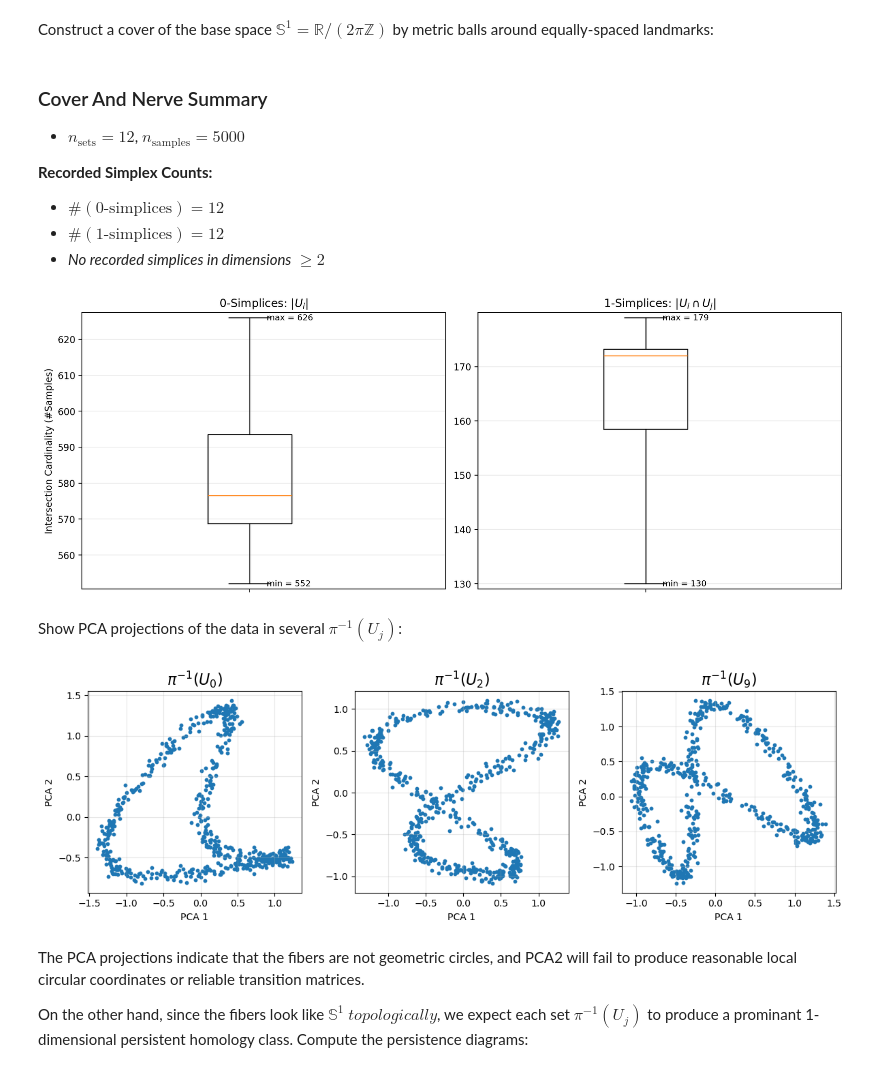
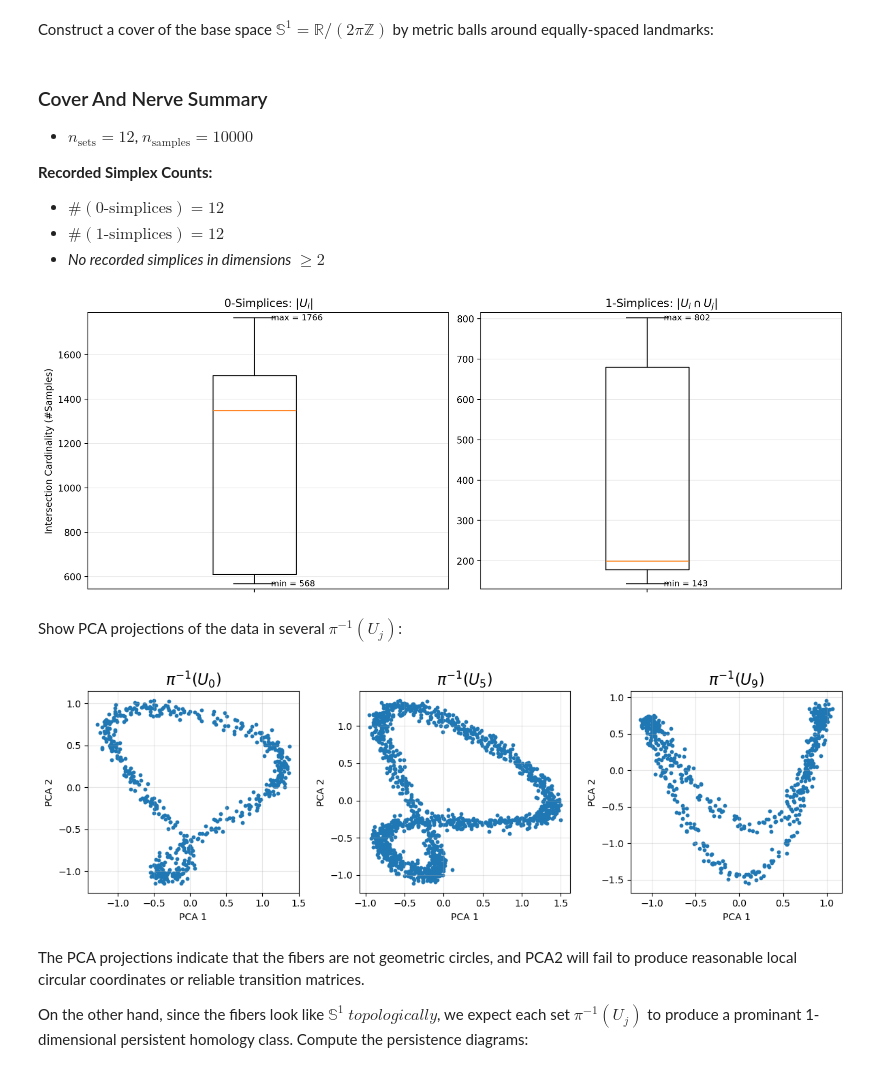
Before and after one commit to bradturow/Circle_Bundles, a Jupyter notebook: notebooks/tutorials/core/02_foldy_klein_bottle.ipynb, the cells around one changed output. Saved outputs shown, nothing was run; the diff lists cells and outputs as text; code cells hidden in the pictures.

```diff
--- a/notebooks/tutorials/core/02_foldy_klein_bottle.ipynb
+++ b/notebooks/tutorials/core/02_foldy_klein_bottle.ipynb
@@ -31,9 +34,16 @@ import circle_bundles as cb
 # %% [markdown]
 First, generate a noisy sampling of the manifold $M$:
 # %%
-n_landmarks = 5000
+from circle_bundles.synthetic.tori_and_kb import sample_foldy_klein_bottle_mixed
+n_landmarks = 10000
 sigma = 0.05
 rng = np.random.default_rng(0)
-data = cb.sample_foldy_klein_bottle(n_landmarks, noise = sigma, rng = rng)[0]
+#data = cb.sample_foldy_klein_bottle(n_landmarks, noise = sigma, rng = rng)[0]
+#base_angles = np.arctan2(data[:,1], data[:,0]) % (2* np.pi)  #Compute base projections to S1 = R/(2pi Z)
 
-base_angles = np.arctan2(data[:,1], data[:,0]) % (2* np.pi)  #Compute base projections to S1 = R/(2pi Z)
+data = sample_foldy_klein_bottle_mixed(n_landmarks, noise = sigma, rng = rng)[0]
+
+from dreimac import CircularCoords
+
+cc = CircularCoords(data, prime = 3, n_landmarks = 500)
+base_angles = cc.get_coordinates()
@@ -60,22 +86,25 @@ cover = cb.get_metric_ball_cover(
 bundle = cb.Bundle(X = data, cover = cover, show_summary = True)
 # %% [output]
 ### Cover And Nerve Summary
-- $n_\text{sets} = 12$, $n_\text{samples} = 5000$
+- $n_\text{sets} = 12$, $n_\text{samples} = 10000$
 
 **Recorded Simplex Counts:**
 
 - $\#(\text{0-simplices}) = 12$
 - $\#(\text{1-simplices}) = 12$
 - *No recorded simplices in dimensions* $\ge 2$
-[figure, old version]
+[figure, new version]
 # %% [markdown]
 Show PCA projections of the data in several $\pi^{-1}(U_{j})$:
 # %%
-fiber_ids, idx_list, proj_list = cb.get_local_pca(data, cover.U, to_view = [0, 2,9])
-fig, axes = cb.plot_local_pca(fiber_ids, proj_list, n_cols = 3)
+fiber_ids, idx_list, proj_list = cb.get_local_pca(data, cover.U, to_view = [0,5,9])
+fig, axes = cb.plot_local_pca(fiber_ids,
+                              proj_list,
+                              n_cols = 3,
+                             )
 plt.show()
 # %% [output]
-[figure, old version]
+[figure, new version]
 # %% [markdown]
 The PCA projections indicate that the fibers are not geometric circles, and PCA2 will fail to produce reasonable local circular coordinates or reliable transition matrices.
 
```
Also changed, not shown: parts of 13 cells of this notebook, 8 other files.
